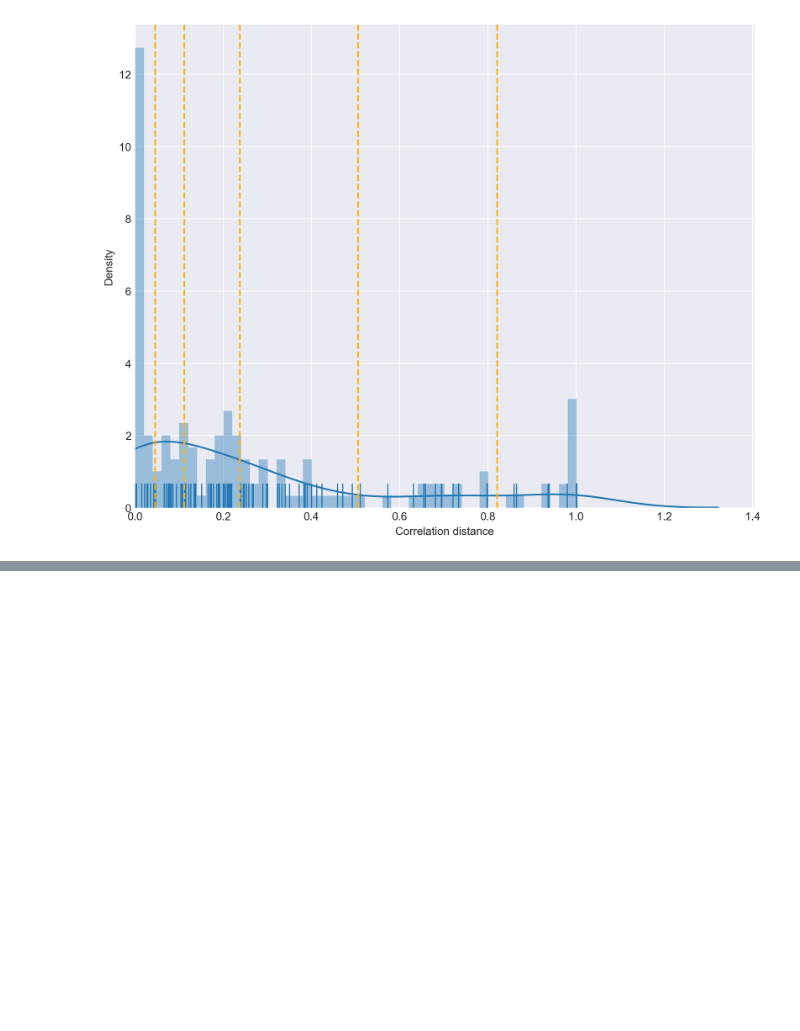
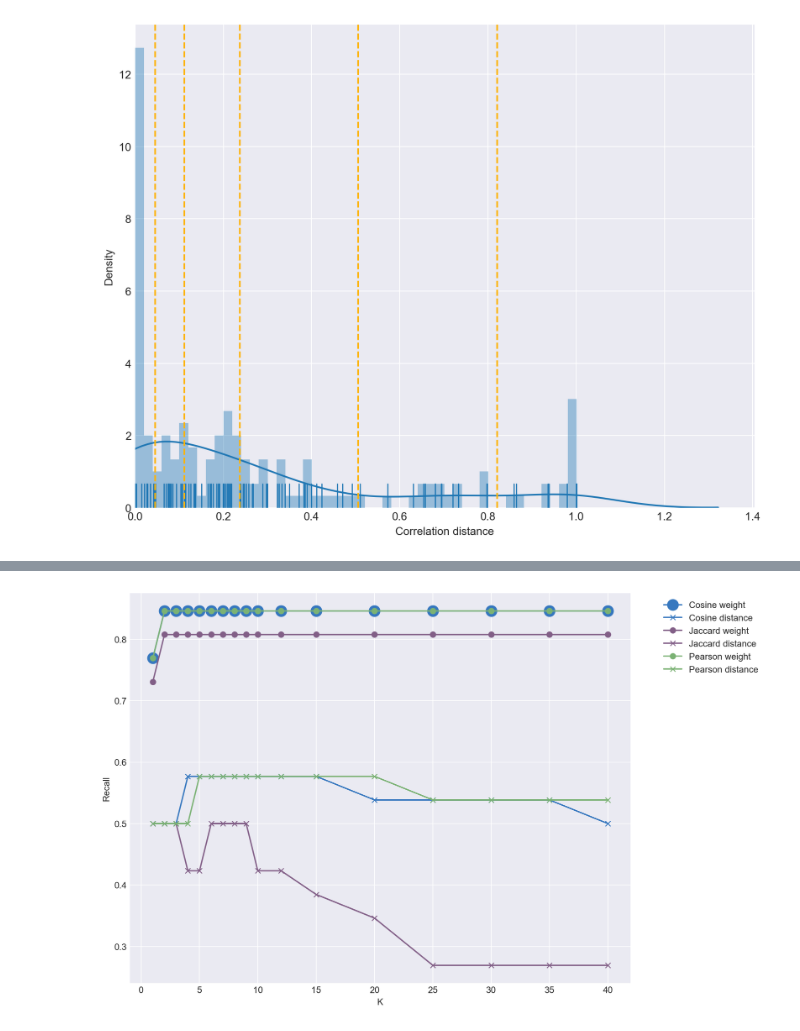
Before and after one commit to Kevinkeya/ThesisPlot, a Jupyter notebook: Plot.ipynb, the cells around one changed output, grey strips where cells are left out. Cells and saved outputs as stored; diff of their text form; code cells hidden in the pictures; blank space fills up the shorter version.

```diff
--- a/Plot.ipynb
+++ b/Plot.ipynb
@@ -334,0 +809,21 @@ plt.savefig("output/Recall_cluster_threshold.png",bbox_inches='tight',dpi=200)
+# %%
+plt.figure(figsize=(10,8), dpi=200)
+sns.set_style("darkgrid")
+
+for index in range(0,len(three_distance_metric___list)):
+    temp_MAP_weight = [item[index] for item in Recall_weight__knn]
+    temp_MAP_distance = [item[index] for item in Recall_distance__knn]
+    if index == 0:
+        plt.plot(knn_list, temp_MAP_weight,color=sns_palette[index], marker="o",markersize=12, label=three_distance_metric___list[index].title()+" weight")
+    else:
+        plt.plot(knn_list, temp_MAP_weight,color=sns_palette[index], marker="o", label=three_distance_metric___list[index].title()+" weight")
+#     plt.plot(knn_list, temp_MAP_weight,color=sns_palette[index], marker="o", label=three_distance_metric___list[index].title()+" weight")
+    plt.plot(knn_list, temp_MAP_distance,color=sns_palette[index],marker="x", label=three_distance_metric___list[index].title()+" distance")
+
+
+plt.legend(bbox_to_anchor=(1.05, 1), loc=2)
+plt.ylabel('Recall')
+plt.xlabel('K')
+plt.savefig("output/Recall_knn.png",bbox_inches='tight')
+# %% [output]
+[figure, added]
```
Also changed, not shown: parts of 13 cells of this notebook, 11 other files.
